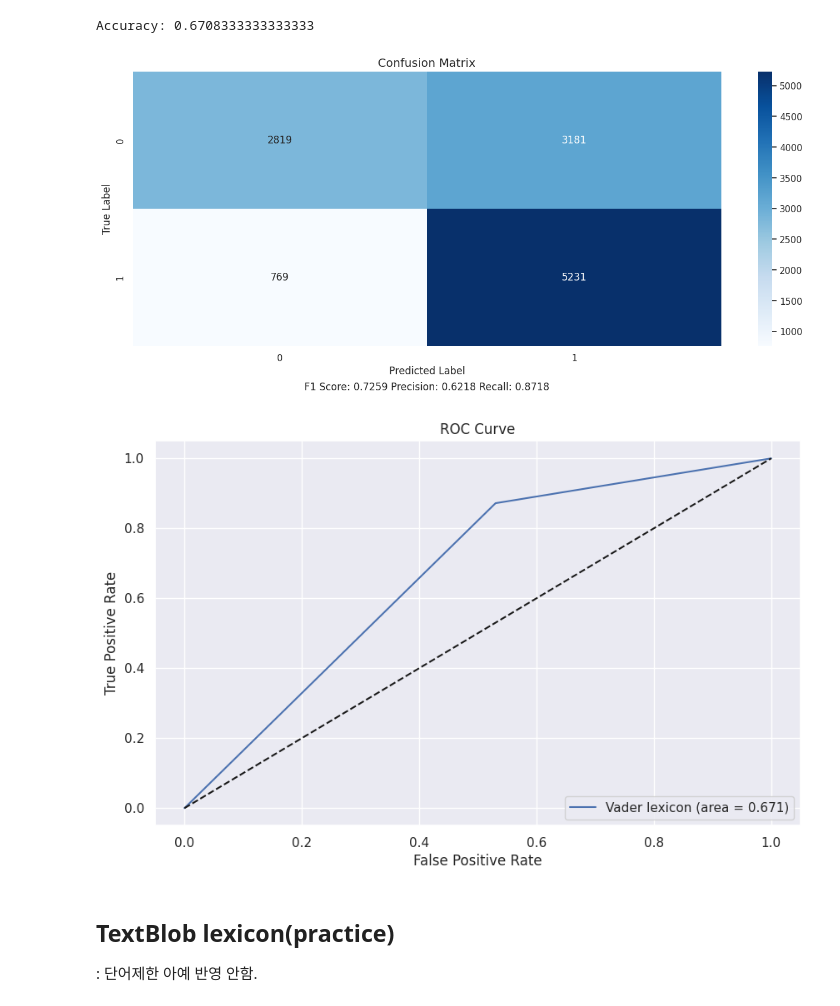
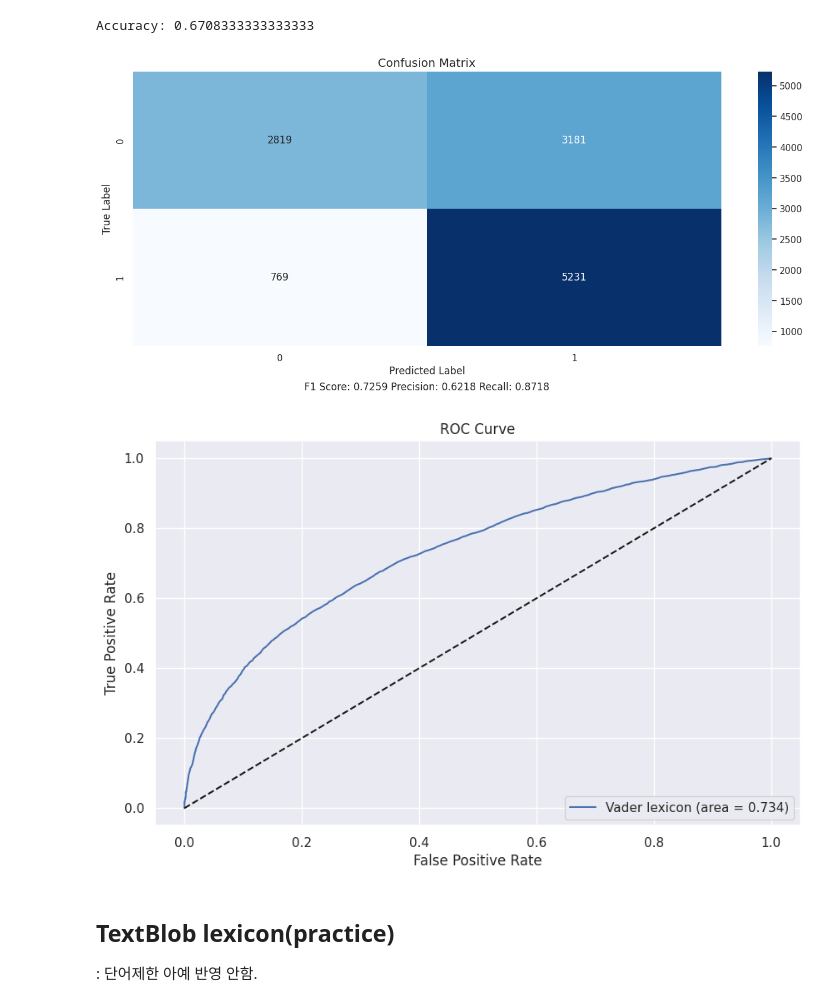
Before and after one commit to Kwonjihan/ML-teamproject, a Jupyter notebook: Vader_lexicon_12K.ipynb, the cells around one changed output. Drawn from its saved outputs; the diff is of its cells as text; code cells hidden in the pictures.

Commit message:
fix: ROC curve 확률 계산으로 수정

```diff
--- a/Vader_lexicon_12K.ipynb
+++ b/Vader_lexicon_12K.ipynb
@@ -302,36 +306,47 @@ import seaborn as sns; sns.set()
 
 #평가 척도 계산
 cm = confusion_matrix(actual_sentiments, predicted_sentiments)
 f1 = f1_score(actual_sentiments, predicted_sentiments)
 precision = precision_score(actual_sentiments, predicted_sentiments)
 recall = recall_score(actual_sentiments, predicted_sentiments)
 
 #시각화
 fig, axes = plt.subplots(figsize=(16, 6))
 
 #시각화1-confusion matrix
 sns.heatmap(cm, annot=True, cmap='Blues', fmt='d', ax=axes)
 axes.set_title('Confusion Matrix', fontsize=14)
 axes.set_xlabel('Predicted Label', fontsize=12)
 axes.set_ylabel('True Label', fontsize=12)
 axes.text(0.5, -0.15, f'F1 Score: {f1:.4f} Precision: {precision:.4f} Recall: {recall:.4f}',
              horizontalalignment='center', verticalalignment='center', transform=axes.transAxes,fontsize=12)
 plt.show()
 
+#ROC curve를 곡선으로 그리기 위해 이진값이 아닌 확률 사용
+#확률 반환하는 함수
+def vader_polarity_prob(text):
+    score = analyzer.polarity_scores(text)
+    return score['pos']
+
+predicted_probabilities = []
+for review in review_words_mini_arr:
+    predicted_prob = vader_polarity_prob(review)
+    predicted_probabilities.append(predicted_prob)
+
 #시각화2-ROC curve
-fp, tp,_ = roc_curve(actual_sentiments, predicted_sentiments)#roc curve를 계산
-auroc_baseline = roc_auc_score(actual_sentiments, predicted_sentiments)#auroc를 계산
+fp, tp,_ = roc_curve(actual_sentiments, predicted_probabilities)#roc curve를 계산
+auroc_baseline = roc_auc_score(actual_sentiments, predicted_probabilities)#auroc를 계산
 plt.figure(figsize=(10, 6))
 plt.plot(fp, tp, label=f'Vader lexicon (area = {auroc_baseline:.3f})')
 plt.plot([0, 1], [0, 1], 'k--')
 plt.xlabel('False Positive Rate')
 plt.ylabel('True Positive Rate')
 plt.title('ROC Curve')
 plt.legend(loc="lower right")
 plt.show()
 # %% [output]
 [figure]
-[figure, old version]
+[figure, new version]
 # %% [markdown]
 ## **TextBlob lexicon(practice)**
 : 단어제한 아예 반영 안함.
```
Also changed, not shown: parts of 8 cells of this notebook.
